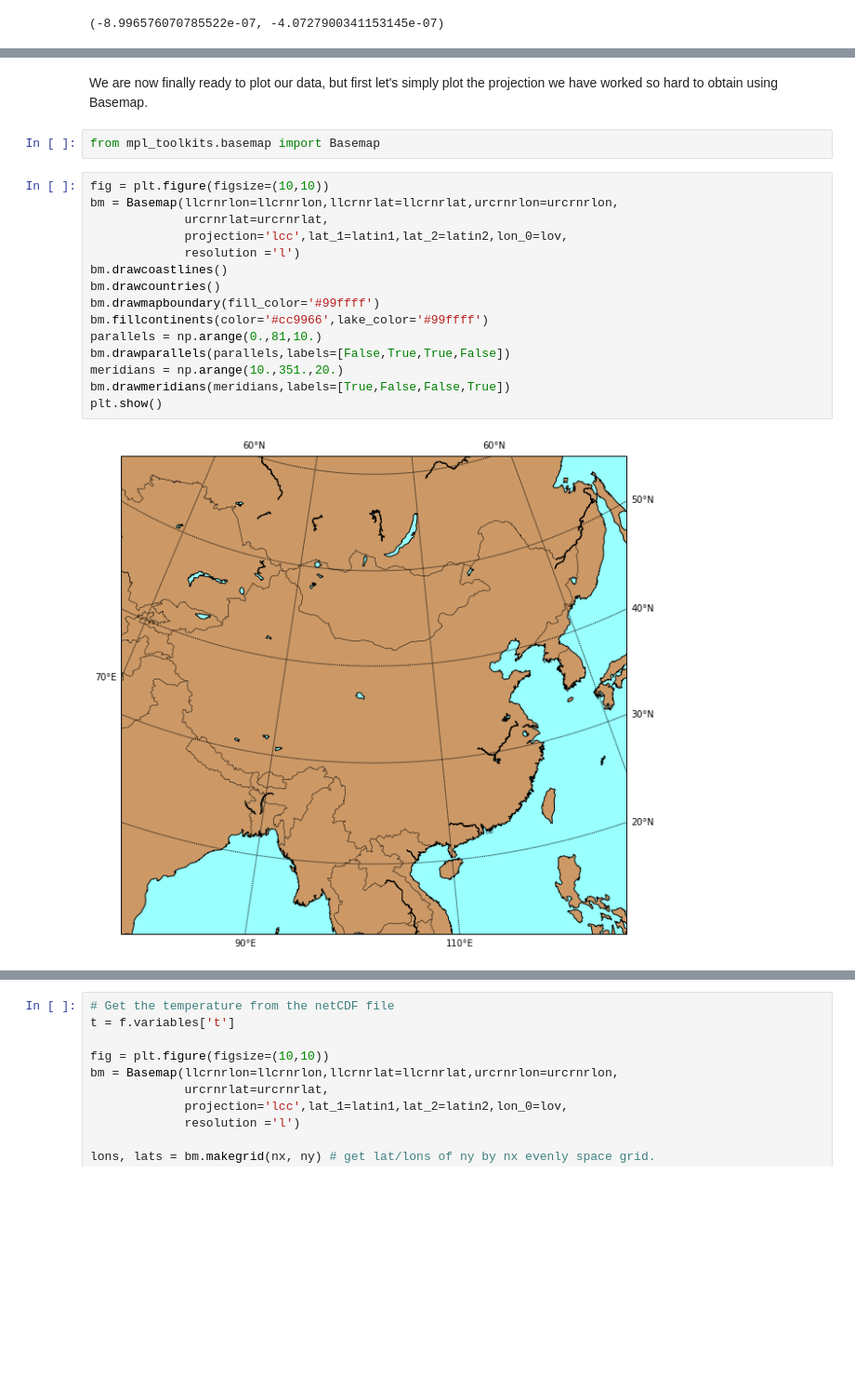
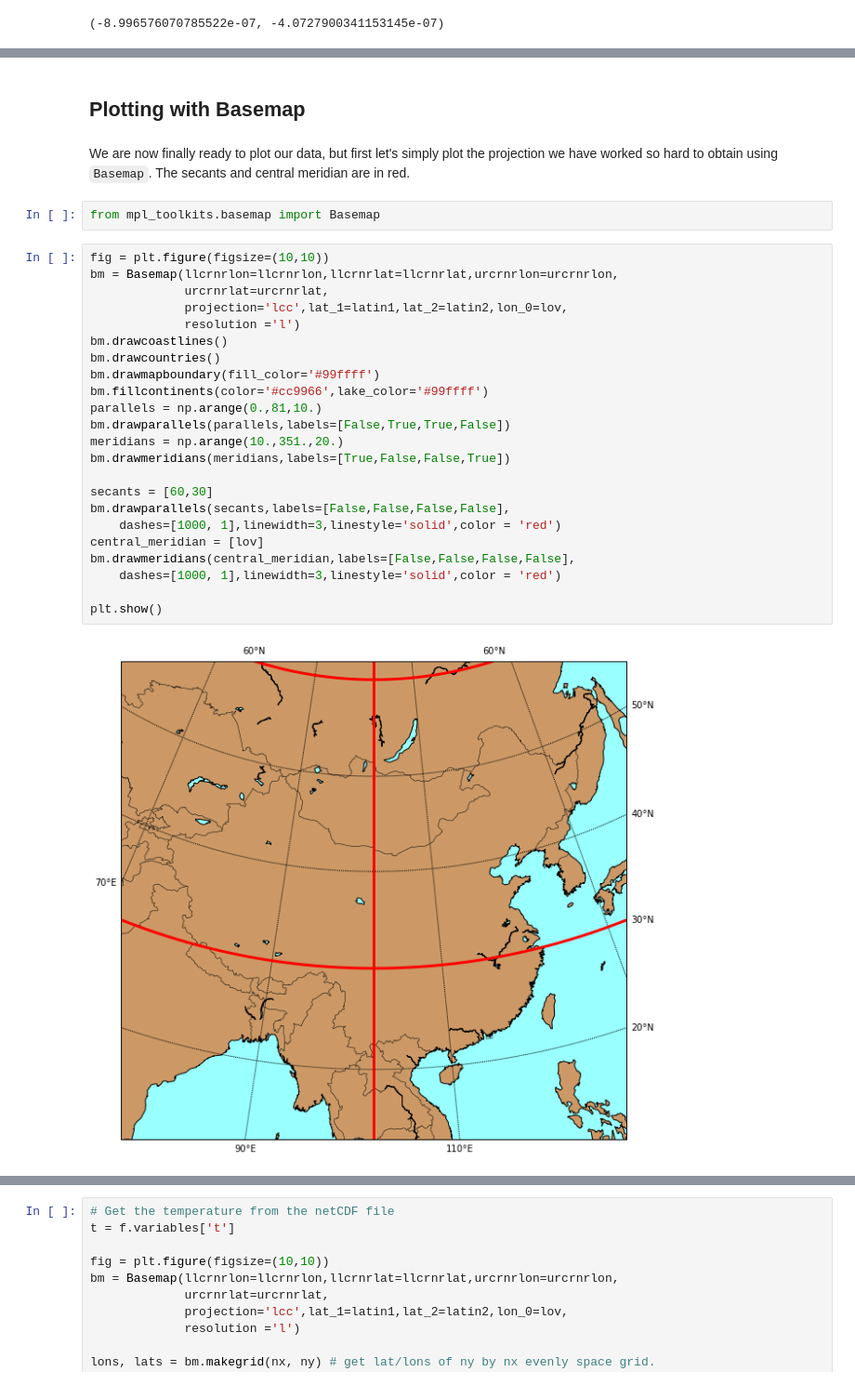
Before and after one commit to julienchastang/netcdf-explore, a Jupyter notebook: nc-explore.ipynb, the cells around one changed output, grey strips where cells are left out. Shown at 93% size. Saved outputs shown, nothing was run; the diff lists cells and outputs as text; blank space fills up the shorter version.

```diff
--- a/nc-explore.ipynb
+++ b/nc-explore.ipynb
@@ -165,22 +167,32 @@ print urcrnrlon, urcrnrlat
+# %% [markdown]
+## Plotting with Basemap
 # %% [markdown]
-We are now finally ready to plot our data, but first let's simply plot the projection we have worked so hard to obtain using Basemap.
+We are now finally ready to plot our data, but first let's simply plot the projection we have worked so hard to obtain using `Basemap`. The secants and central meridian are in red.
 # %%
 from mpl_toolkits.basemap import Basemap
 # %%
 fig = plt.figure(figsize=(10,10))
 bm = Basemap(llcrnrlon=llcrnrlon,llcrnrlat=llcrnrlat,urcrnrlon=urcrnrlon,
              urcrnrlat=urcrnrlat,
              projection='lcc',lat_1=latin1,lat_2=latin2,lon_0=lov,
              resolution ='l')
 bm.drawcoastlines()
 bm.drawcountries()
 bm.drawmapboundary(fill_color='#99ffff')
 bm.fillcontinents(color='#cc9966',lake_color='#99ffff')
 parallels = np.arange(0.,81,10.)
 bm.drawparallels(parallels,labels=[False,True,True,False])
 meridians = np.arange(10.,351.,20.)
 bm.drawmeridians(meridians,labels=[True,False,False,True])
+
+secants = [60,30]
+bm.drawparallels(secants,labels=[False,False,False,False],
+    dashes=[1000, 1],linewidth=3,linestyle='solid',color = 'red')
+central_meridian = [lov]
+bm.drawmeridians(central_meridian,labels=[False,False,False,False],
+    dashes=[1000, 1],linewidth=3,linestyle='solid',color = 'red')
+
 plt.show()
 # %% [output]
-[figure, old version]
+[figure, new version]
 # %% [markdown]
```
Also changed, not shown: parts of 16 cells of this notebook.
